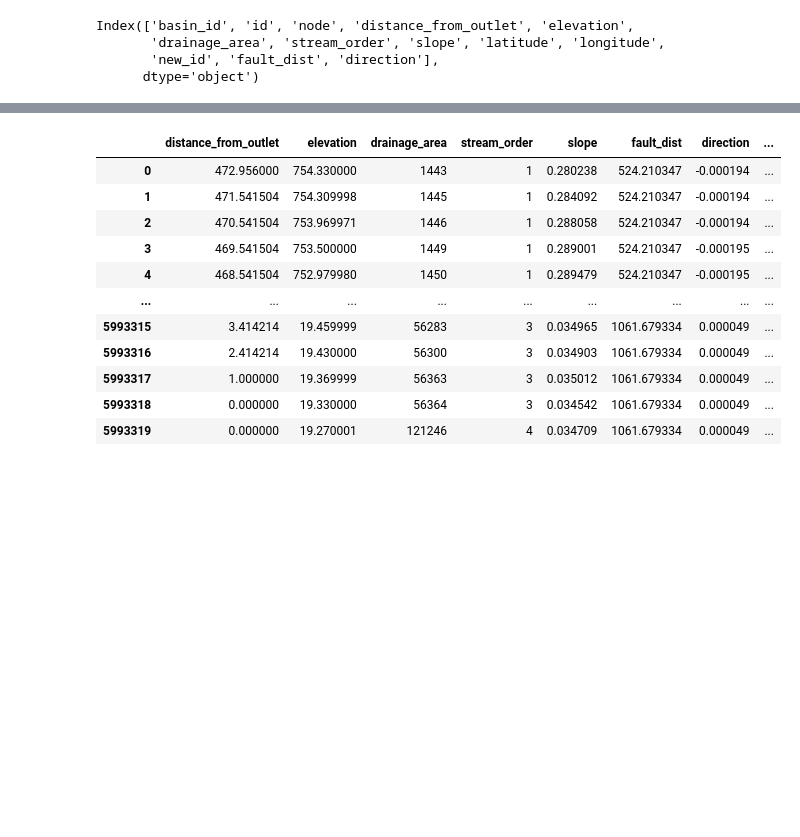
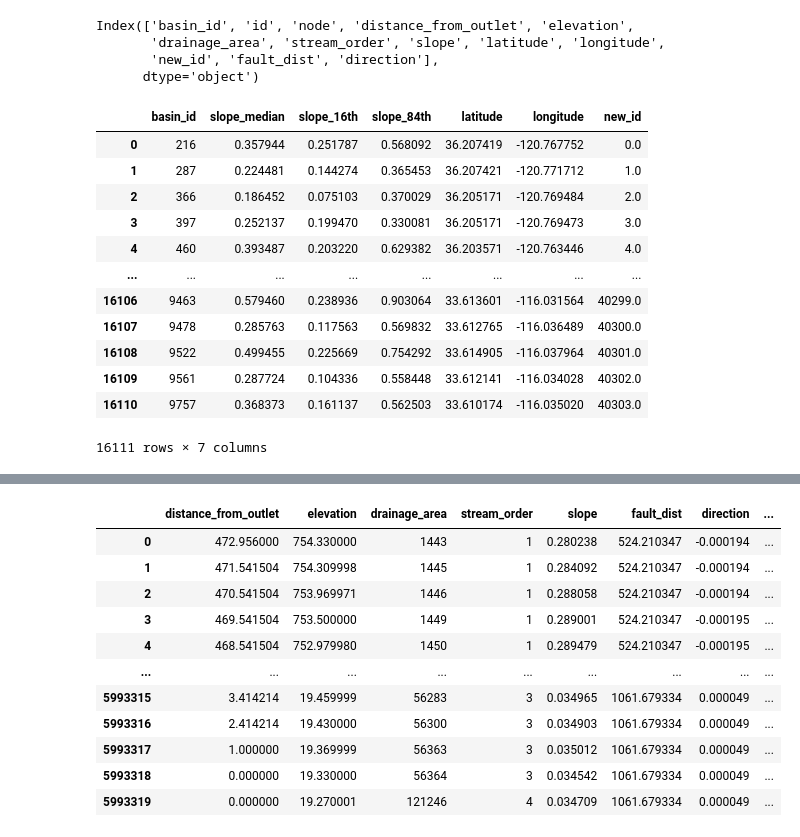
Before and after one commit to fclubb/fault-swath, a Jupyter notebook: notebooks/get_median_slopes.ipynb, the cells around one changed output, grey strips where cells are left out. Drawn from its saved outputs; the diff is of its cells as text; code cells hidden in the pictures; blank space fills up the shorter version.

```diff
--- a/notebooks/get_median_slopes.ipynb
+++ b/notebooks/get_median_slopes.ipynb
@@ -18,6 +20,25 @@ Index(['basin_id', 'id', 'node', 'distance_from_outlet', 'elevation',
        'drainage_area', 'stream_order', 'slope', 'latitude', 'longitude',
        'new_id', 'fault_dist', 'direction'],
       dtype='object')
+# %%
+# read in the hillslope metrics CSV
+hs_df = pd.read_csv(data_dir+'SAF_only_hillslopes_SO3.csv')
+# %%
+hs_df
+# %% [output]
+|  | basin_id | slope_median | slope_16th | slope_84th | latitude | longitude | new_id |
+| 0 | 216 | 0.357944 | 0.251787 | 0.568092 | 36.207419 | -120.767752 | 0.0 |
+| 1 | 287 | 0.224481 | 0.144274 | 0.365453 | 36.207421 | -120.771712 | 1.0 |
+| 2 | 366 | 0.186452 | 0.075103 | 0.370029 | 36.205171 | -120.769484 | 2.0 |
+| 3 | 397 | 0.252137 | 0.199470 | 0.330081 | 36.205171 | -120.769473 | 3.0 |
+| 4 | 460 | 0.393487 | 0.203220 | 0.629382 | 36.203571 | -120.763446 | 4.0 |
+| ... | ... | ... | ... | ... | ... | ... | ... |
+| 16106 | 9463 | 0.579460 | 0.238936 | 0.903064 | 33.613601 | -116.031564 | 40299.0 |
+| 16107 | 9478 | 0.285763 | 0.117563 | 0.569832 | 33.612765 | -116.036489 | 40300.0 |
+| 16108 | 9522 | 0.499455 | 0.225669 | 0.754292 | 33.614905 | -116.037964 | 40301.0 |
+| 16109 | 9561 | 0.287724 | 0.104336 | 0.558448 | 33.612141 | -116.034028 | 40302.0 |
+| 16110 | 9757 | 0.368373 | 0.161137 | 0.562503 | 33.610174 | -116.035020 | 40303.0 |
+16111 rows × 7 columns
 # %%
 # convert the river csv to a geodataframe. Remove the non-unique ID labels - these will be replaced by unique basin IDs
 geometry = [Point(xy) for xy in zip(df.longitude, df.latitude)]
```
Also changed, not shown: parts of 14 cells of this notebook, 2 other files.
